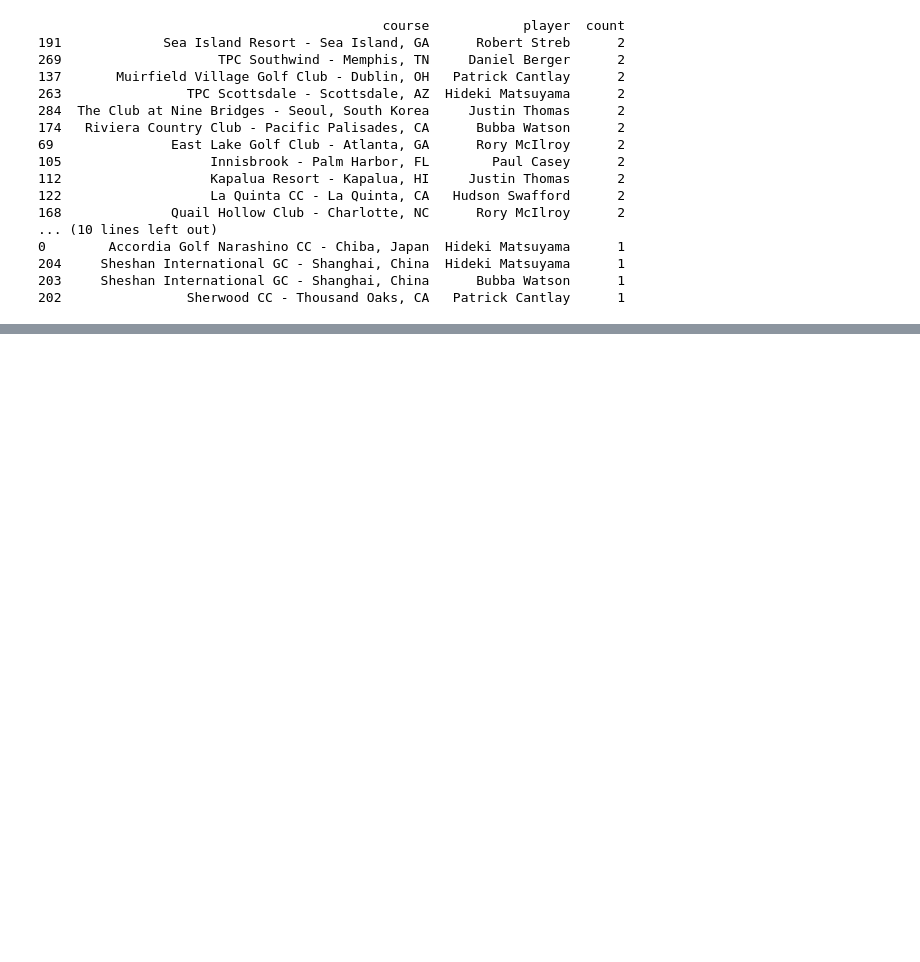
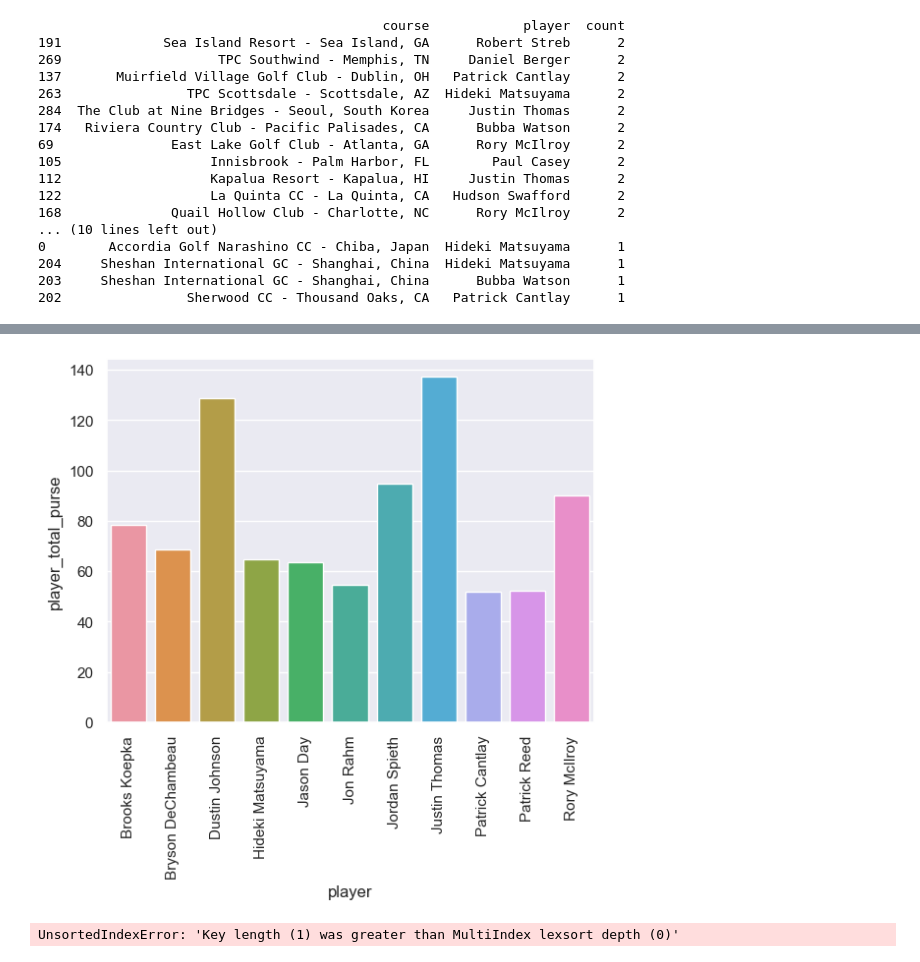
Before and after one commit to darkmillon/UCDPA_Mark_Dillon, a Jupyter notebook: UCAPA_MarkDillon.ipynb, the cells around one changed output, grey strips where cells are left out. Saved outputs shown, nothing was run; the diff lists cells and outputs as text; code cells hidden in the pictures; blank space fills up the shorter version.

```diff
--- a/UCAPA_MarkDillon.ipynb
+++ b/UCAPA_MarkDillon.ipynb
@@ -582,0 +590,7 @@ sns.scatterplot(data=golf_core, x='sg_total',  y='pos')
+# %%
+#Print and sort the winners total purses
+print(player_purses.sort_values(by='player_total_purse',ascending=False))
+
+#Narrow to top players for visulation
+top_players = player_purses[player_purses["player_total_purse"] > 50]
+print(top_players)
@@ -582,0 +615,18 @@ sns.scatterplot(data=golf_core, x='sg_total',  y='pos')
+# %%
+#Visulaising the total purses by player with Seaborn
+sns.barplot(x=top_players.index , y ='player_total_purse', data=top_players)
+plt.xticks(rotation=90)
+plt.show()
+# %% [output]
+[figure, added]
+# %%
+def winners(note):
+    if note in [1]:
+        return 'Winner'
+    else:
+        return "Loser"
+
+golf_core['message'] = golf_core.loc[:4].apply(winners)
+golf_core.head()
+# %% [output]
+UnsortedIndexError: 'Key length (1) was greater than MultiIndex lexsort depth (0)'
```
Also changed, not shown: parts of 5 cells of this notebook.
